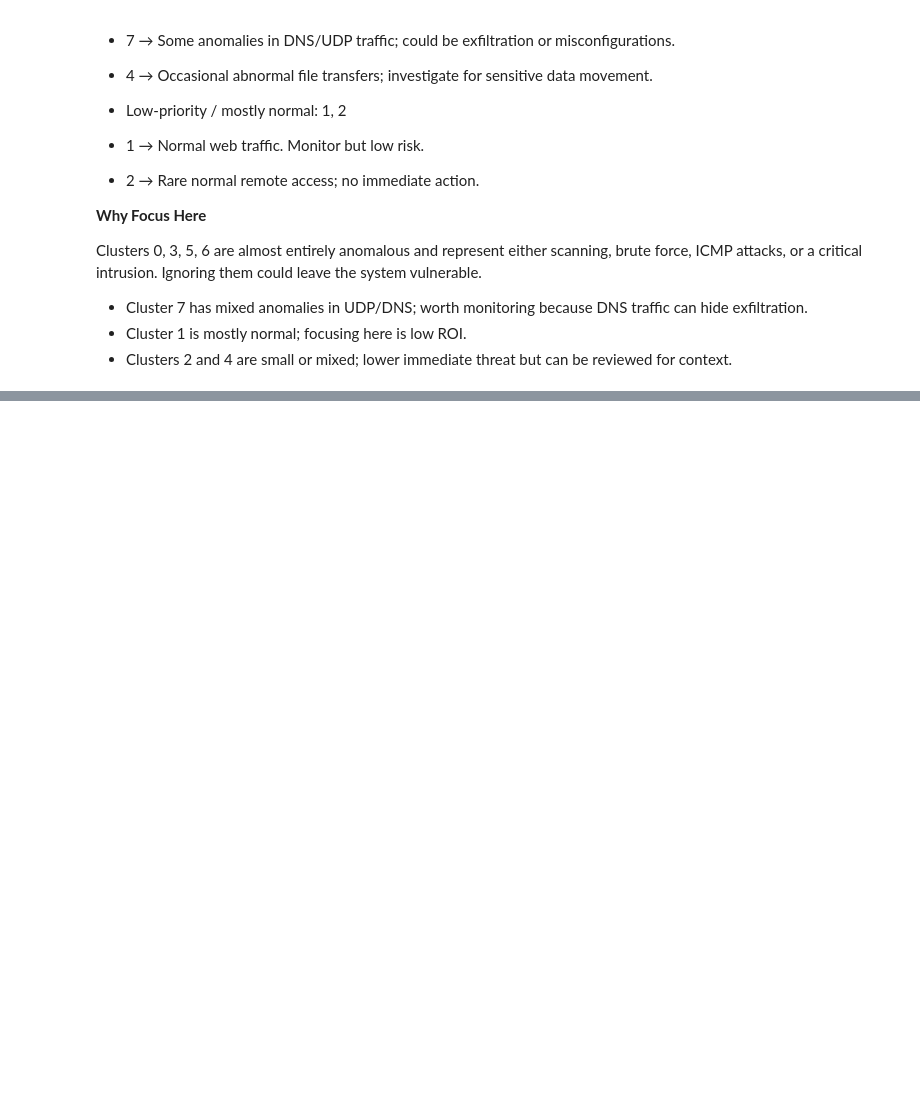
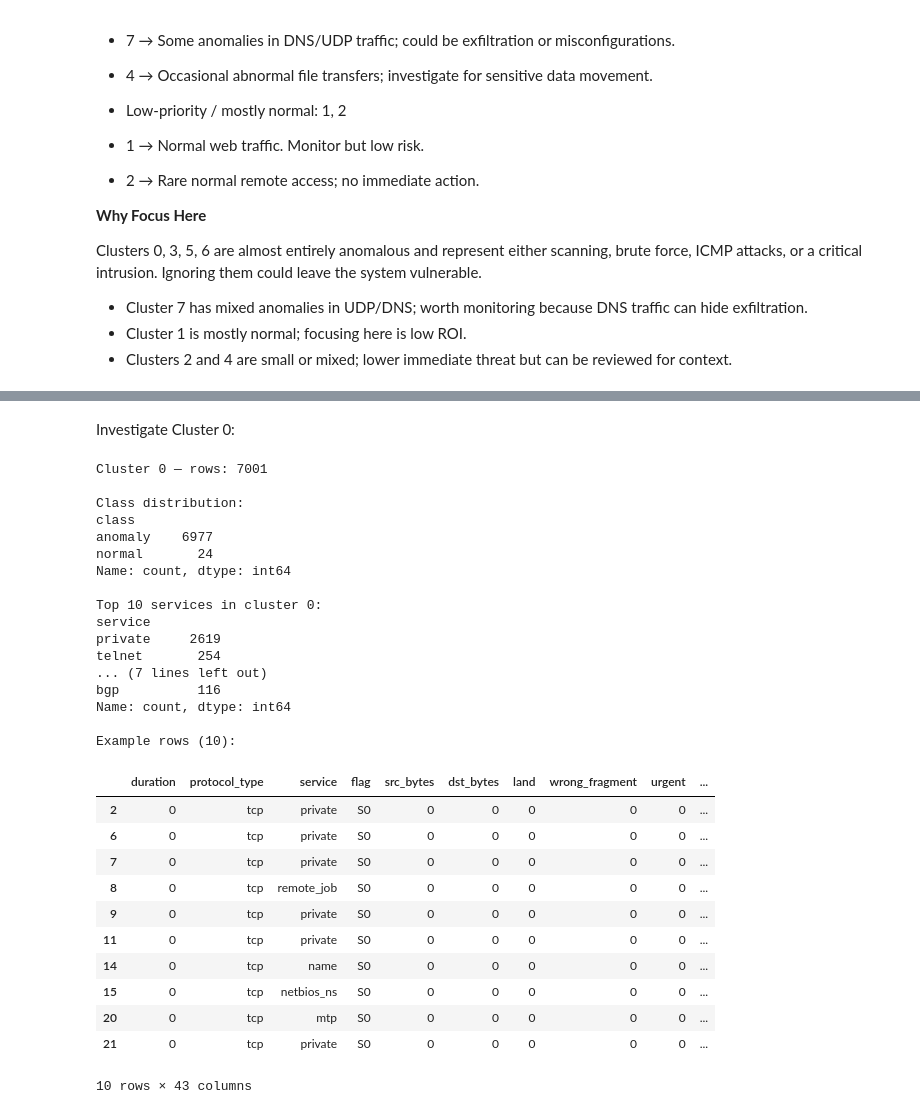
Before and after one commit to tanzilachand/Cybersecurity-Threat-Analysis, a Jupyter notebook: jupyter_notebooks/model.ipynb, the cells around one changed output, grey strips where cells are left out. Saved outputs shown, nothing was run; the diff lists cells and outputs as text; code cells hidden in the pictures; blank space fills up the shorter version.

```diff
--- a/jupyter_notebooks/model.ipynb
+++ b/jupyter_notebooks/model.ipynb
@@ -842,0 +915,41 @@ Clusters 0, 3, 5, 6 are almost entirely anomalous and represent either scanning,
+# %% [markdown]
+Investigate Cluster 0:
+# %%
+cluster_df = df[df["cluster"] == 0]
+print(f"Cluster 0 — rows: {len(cluster_df)}")
+print("\nClass distribution:")
+print(cluster_df["class"].value_counts())
+print("\nTop 10 services in cluster 0:")
+print(cluster_df["service"].value_counts().head(10))
+print("\nExample rows (10):")
+display(cluster_df.head(10))
+# %% [output]
+Cluster 0 — rows: 7001
+
+Class distribution:
+class
+anomaly    6977
+normal       24
+Name: count, dtype: int64
+
+Top 10 services in cluster 0:
+service
+private     2619
+telnet       254
+... (7 lines left out)
+bgp          116
+Name: count, dtype: int64
+
+Example rows (10):
+|  | duration | protocol_type | service | flag | src_bytes | dst_bytes | land | wrong_fragment | urgent | ... |
+| 2 | 0 | tcp | private | S0 | 0 | 0 | 0 | 0 | 0 | ... |
+| 6 | 0 | tcp | private | S0 | 0 | 0 | 0 | 0 | 0 | ... |
+| 7 | 0 | tcp | private | S0 | 0 | 0 | 0 | 0 | 0 | ... |
+| 8 | 0 | tcp | remote_job | S0 | 0 | 0 | 0 | 0 | 0 | ... |
+| 9 | 0 | tcp | private | S0 | 0 | 0 | 0 | 0 | 0 | ... |
+| 11 | 0 | tcp | private | S0 | 0 | 0 | 0 | 0 | 0 | ... |
+| 14 | 0 | tcp | name | S0 | 0 | 0 | 0 | 0 | 0 | ... |
+| 15 | 0 | tcp | netbios_ns | S0 | 0 | 0 | 0 | 0 | 0 | ... |
+| 20 | 0 | tcp | mtp | S0 | 0 | 0 | 0 | 0 | 0 | ... |
+| 21 | 0 | tcp | private | S0 | 0 | 0 | 0 | 0 | 0 | ... |
+10 rows × 43 columns
```
Also changed, not shown: parts of 16 cells of this notebook, 1 other file.
